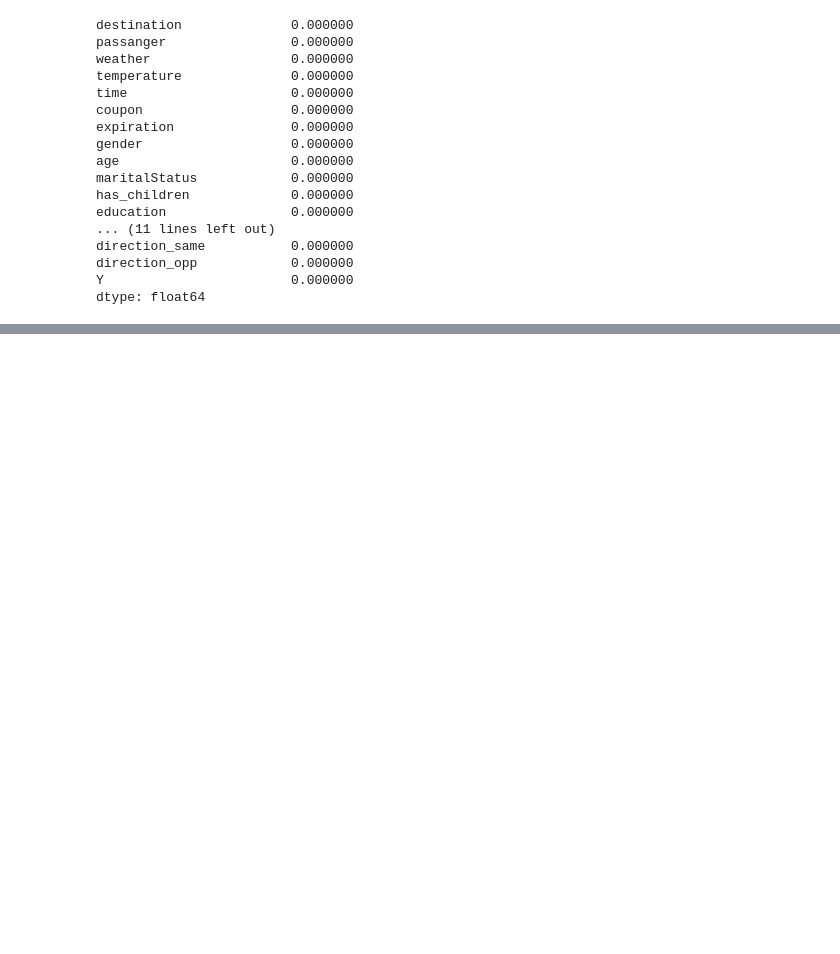
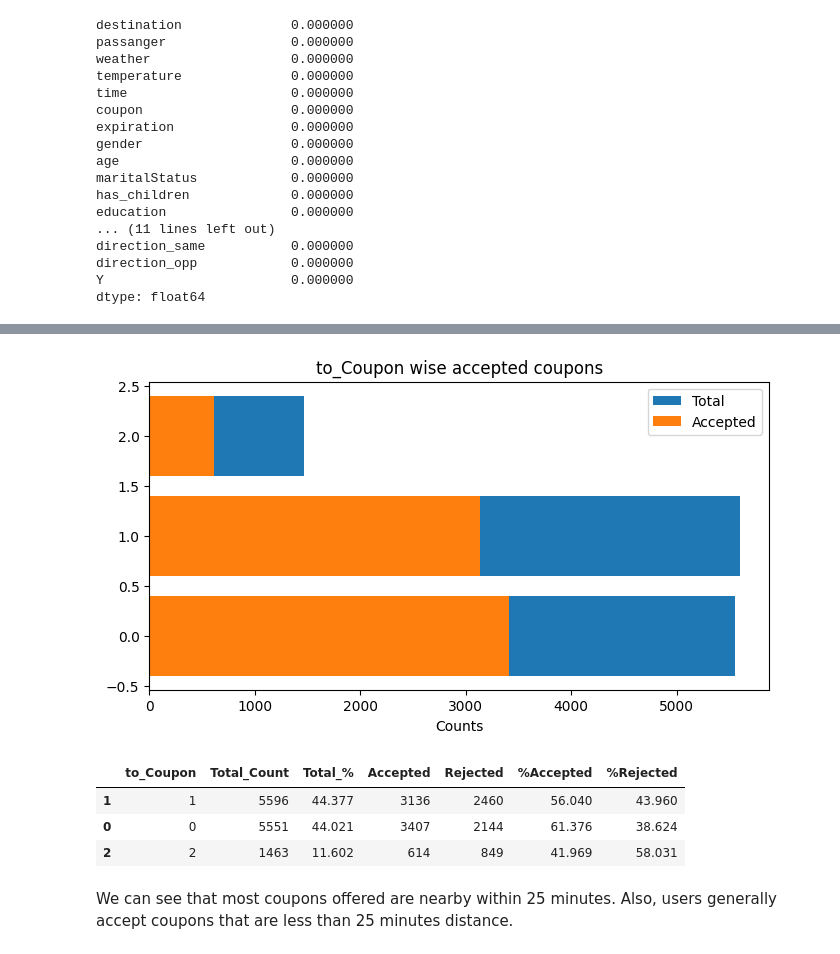
Before and after one commit to sergiomarchena16/PFG_Conductores, a Jupyter notebook: Notebook_Proyecto.ipynb, the cells around one changed output, grey strips where cells are left out. Cells and saved outputs as stored; diff of their text form; code cells hidden in the pictures; blank space fills up the shorter version.

```diff
--- a/Notebook_Proyecto.ipynb
+++ b/Notebook_Proyecto.ipynb
@@ -209,0 +322,9 @@ Name: Y, dtype: int64
+# %%
+df['to_Coupon'] = 2
+df.loc[df['toCoupon_GEQ15min'] == 0, 'to_Coupon'] = 0
+df.loc[(df['toCoupon_GEQ15min'] == 1) & (df['toCoupon_GEQ25min'] == 0), 'to_Coupon'] = 1
+
+print('Unique values:', df['to_Coupon'].unique())
+print('-' * 50)
+
+print(df['to_Coupon'].describe())
@@ -209,0 +343,34 @@ Name: Y, dtype: int64
+# %%
+def percent_value_counts(df, feature):
+    data = pd.DataFrame(sorted(list(df[feature].unique())),columns=[feature])
+    data['Total_Count'] = list(df.groupby(feature).Y.count())
+    data['Total_%'] = round(data['Total_Count']/df[feature].shape[0]*100,3)
+    data['Accepted'] = list(df[df.Y==1].groupby(feature).Y.count())
+    data['Rejected'] = list(df[df.Y==0].groupby(feature).Y.count())
+    data['%Accepted'] = round(data['Accepted']/data['Total_Count']*100,3)
+    data['%Rejected'] = round(data['Rejected']/data['Total_Count']*100,3)
+    return data
+# %%
+def univariate_analysis(df, feature):
+    df_EDA = percent_value_counts(df, feature)
+    df_EDA = df_EDA.sort_values(by='Total_Count', ascending=False)
+
+    fig = plt.subplots(figsize =(8, 4))
+    plt.barh(df_EDA[feature],df_EDA['Total_Count'])
+    plt.barh(df_EDA[feature],df_EDA['Accepted'])
+    plt.legend(labels=['Total','Accepted'])
+    plt.xlabel('Counts')
+    plt.title(feature+' wise accepted coupons')
+    plt.show()
+
+    return df_EDA
+# %%
+univariate_analysis(df,'to_Coupon')
+# %% [output]
+[figure, added]
+|  | to_Coupon | Total_Count | Total_% | Accepted | Rejected | %Accepted | %Rejected |
+| 1 | 1 | 5596 | 44.377 | 3136 | 2460 | 56.040 | 43.960 |
+| 0 | 0 | 5551 | 44.021 | 3407 | 2144 | 61.376 | 38.624 |
+| 2 | 2 | 1463 | 11.602 | 614 | 849 | 41.969 | 58.031 |
+# %% [markdown]
+We can see that most coupons offered are nearby within 25 minutes. Also, users generally accept coupons that are less than 25 minutes distance.
```
Also changed, not shown: parts of 36 cells of this notebook.
